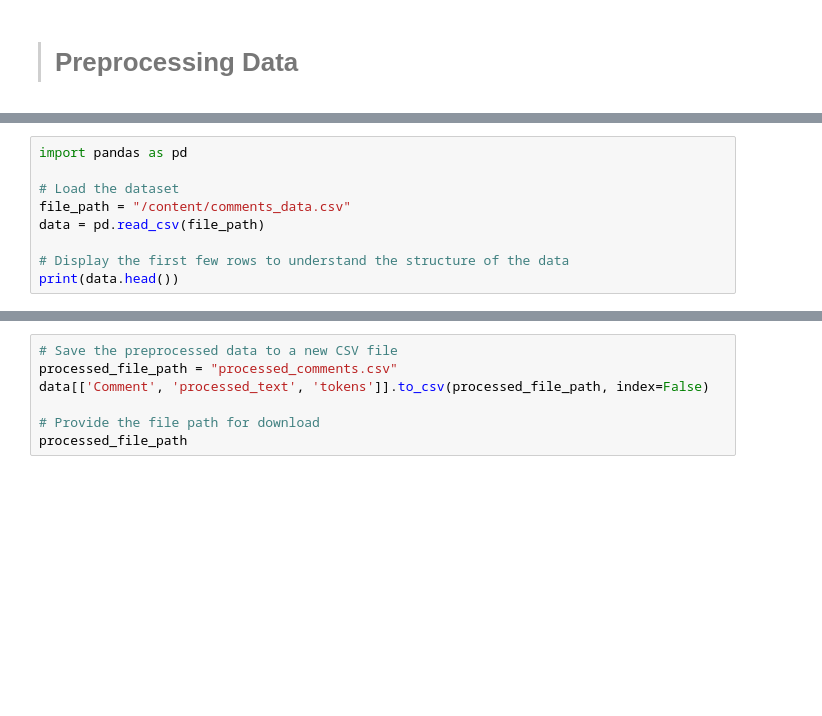
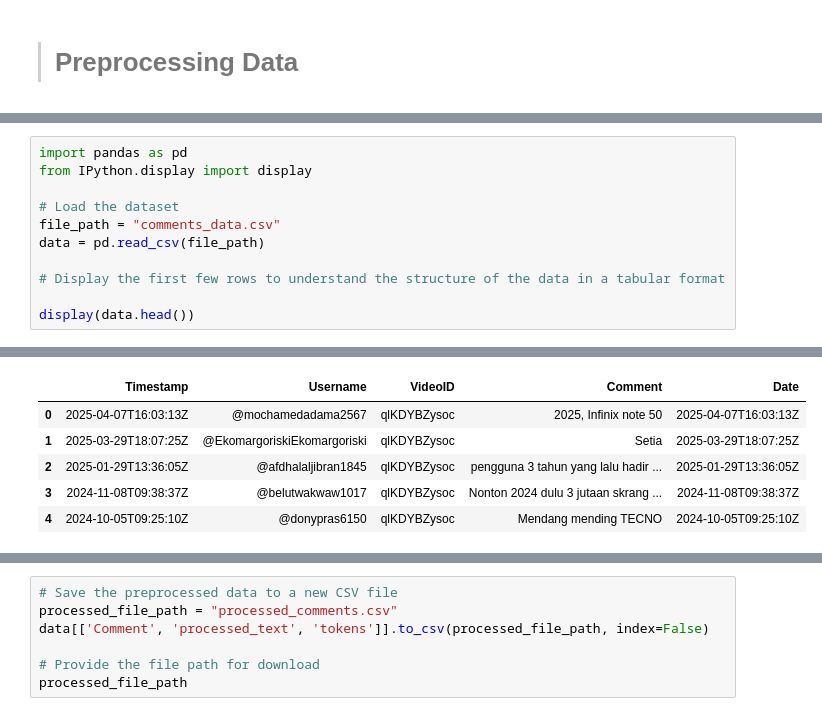
Before and after one commit to rizalgianf/sentimen-analisis, a Jupyter notebook: pelatihan_model.ipynb, the cells around one changed output, grey strips where cells are left out. Drawn from its saved outputs; the diff is of its cells as text; blank space fills up the shorter version.

```diff
--- a/pelatihan_model.ipynb
+++ b/pelatihan_model.ipynb
@@ -24,10 +21,12 @@ Successfully installed sastrawi-1.0.1
 # %%
 import pandas as pd
+from IPython.display import display
 
 # Load the dataset
-file_path = "/content/comments_data.csv"
+file_path = "comments_data.csv"
 data = pd.read_csv(file_path)
 
-# Display the first few rows to understand the structure of the data
-print(data.head())
+# Display the first few rows to understand the structure of the data in a tabular format
+
+display(data.head())
 # %% [output]
@@ -47,3 +33,9 @@ print(data.head())
+|  | Timestamp | Username | VideoID | Comment | Date |
+| 0 | 2025-04-07T16:03:13Z | @mochamedadama2567 | qlKDYBZysoc | 2025, Infinix note 50 | 2025-04-07T16:03:13Z |
+| 1 | 2025-03-29T18:07:25Z | @EkomargoriskiEkomargoriski | qlKDYBZysoc | Setia | 2025-03-29T18:07:25Z |
+| 2 | 2025-01-29T13:36:05Z | @afdhalaljibran1845 | qlKDYBZysoc | pengguna 3 tahun yang lalu hadir ... | 2025-01-29T13:36:05Z |
+| 3 | 2024-11-08T09:38:37Z | @belutwakwaw1017 | qlKDYBZysoc | Nonton 2024 dulu 3 jutaan skrang ... | 2024-11-08T09:38:37Z |
+| 4 | 2024-10-05T09:25:10Z | @donypras6150 | qlKDYBZysoc | Mendang mending TECNO | 2024-10-05T09:25:10Z |
 # %%
 import nltk
 from nltk.tokenize import word_tokenize
```
Also changed, not shown: parts of 13 cells of this notebook, 2 other files.
